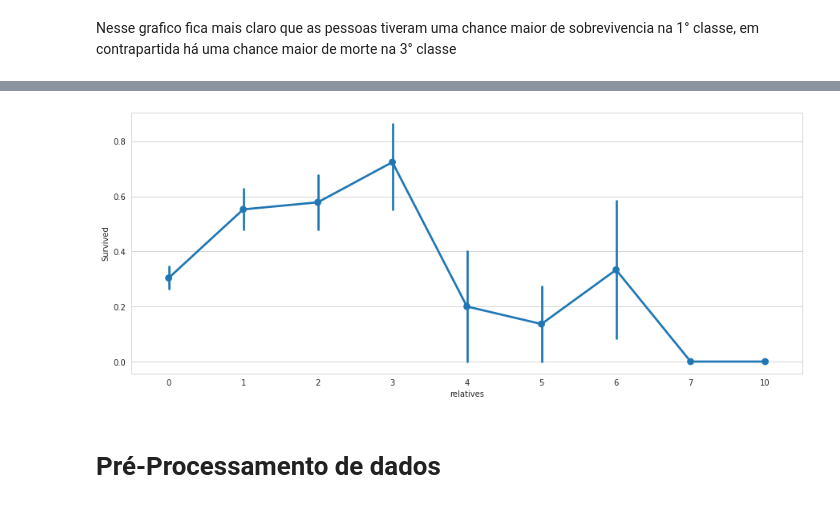
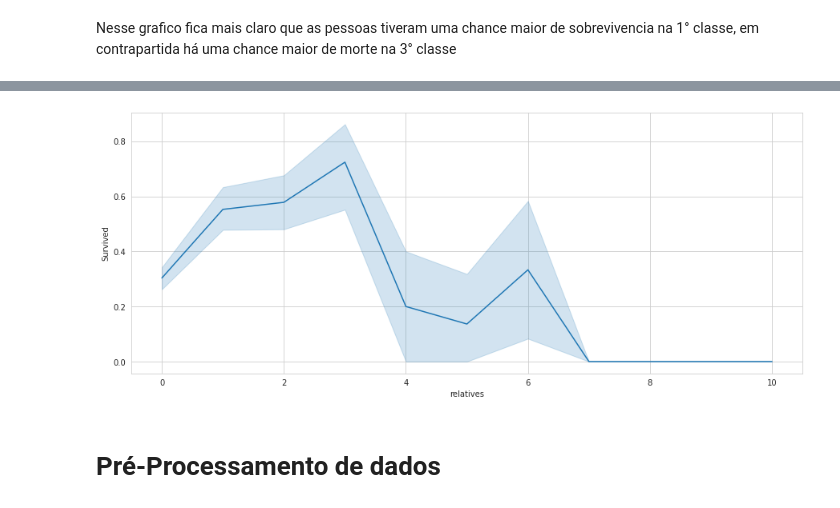
Before and after one commit to HelvioSiqueira/Classificacao-dataset-do-Titanic, a Jupyter notebook: Titanic.ipynb, the cells around one changed output, grey strips where cells are left out. Saved outputs shown, nothing was run; the diff lists cells and outputs as text; code cells hidden in the pictures.

```diff
--- a/Titanic.ipynb
+++ b/Titanic.ipynb
@@ -187,9 +174,9 @@ for dataset in dados:
 # %%
 plt.figure(figsize= (15, 6))
 
-axes = sns.pointplot(data= dados_treino, x= 'relatives', y= 'Survived', aspect= 2.5)
+axes = sns.lineplot(data= dados_treino, x= 'relatives', y= 'Survived')
 # %% [output]
-[figure, old version]
+[figure, new version]
 # %% [markdown]
 # Pré-Processamento de dados
 # %%
```
Also changed, not shown: parts of 9 cells of this notebook.
